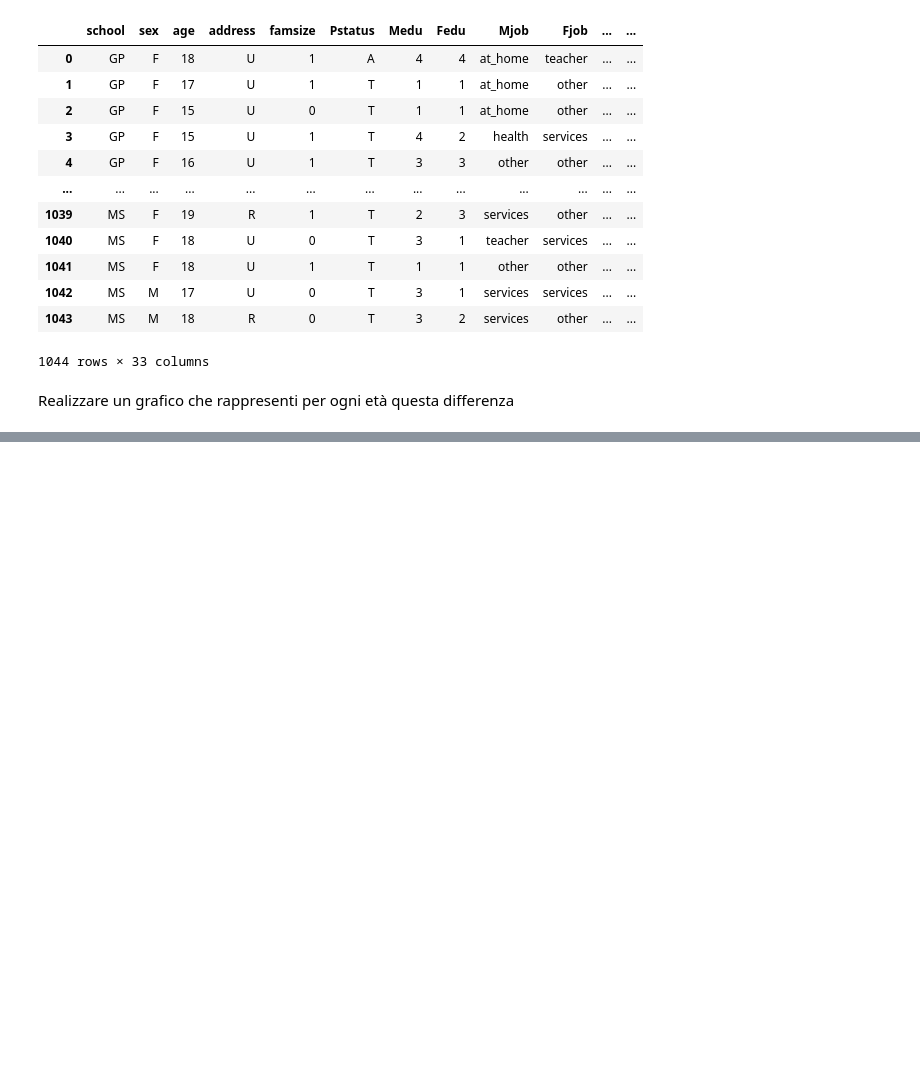
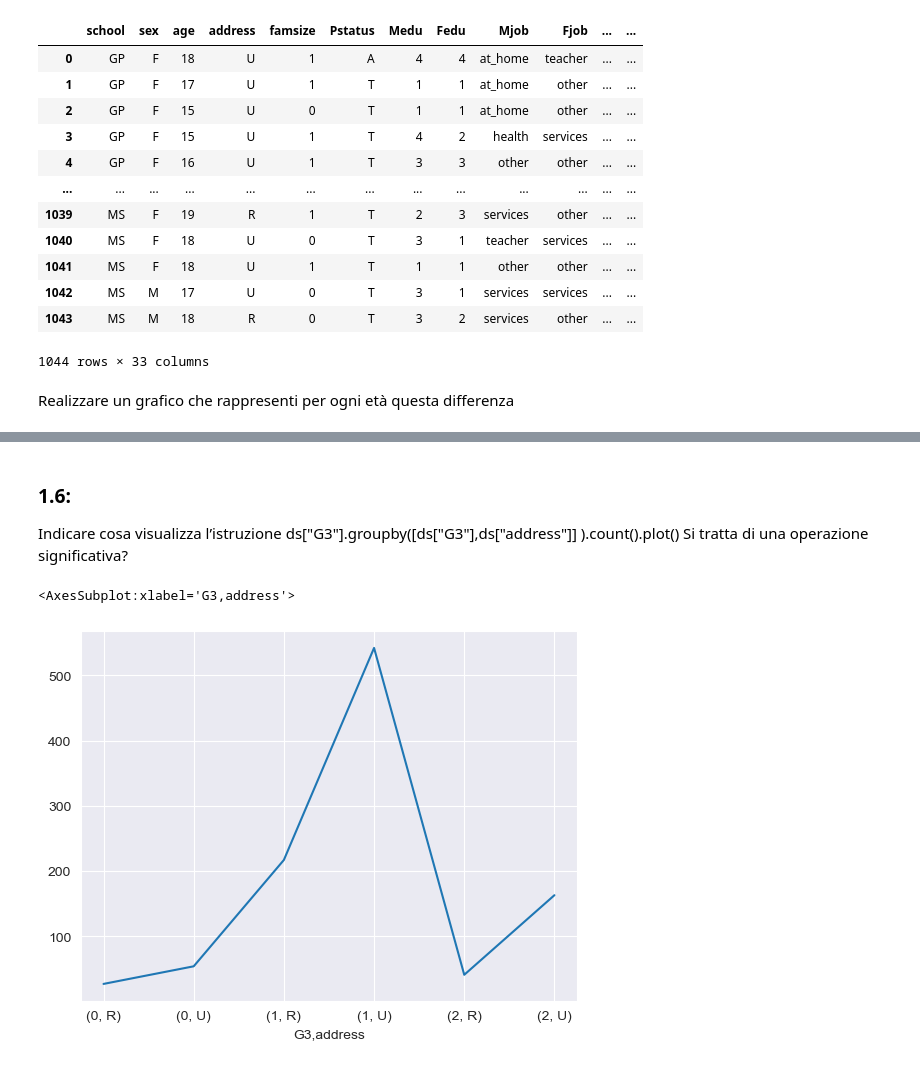
Before and after one commit to Rdm-Nico/BDTA, a Jupyter notebook: Esercitazioni/Esami/26_01_2018.ipynb, the cells around one changed output, grey strips where cells are left out. Cells and saved outputs as stored; diff of their text form; code cells hidden in the pictures; blank space fills up the shorter version.

```diff
--- a/Esercitazioni/Esami/26_01_2018.ipynb
+++ b/Esercitazioni/Esami/26_01_2018.ipynb
@@ -69,0 +179,10 @@ pd.pivot_table(df, 'sex', index='age', columns='GRate', aggfunc='count').plot(ki
+# %% [markdown]
+### 1.6:
+ Indicare cosa visualizza l’istruzione
+ds["G3"].groupby([ds["G3"],ds["address"]] ).count().plot()
+Si tratta di una operazione significativa?
+# %%
+new_df["G3"].groupby([new_df["G3"],new_df["address"]]).count().plot()
+# %% [output]
+<AxesSubplot:xlabel='G3,address'>
+[figure, added]
```
Also changed, not shown: parts of 16 cells of this notebook.
